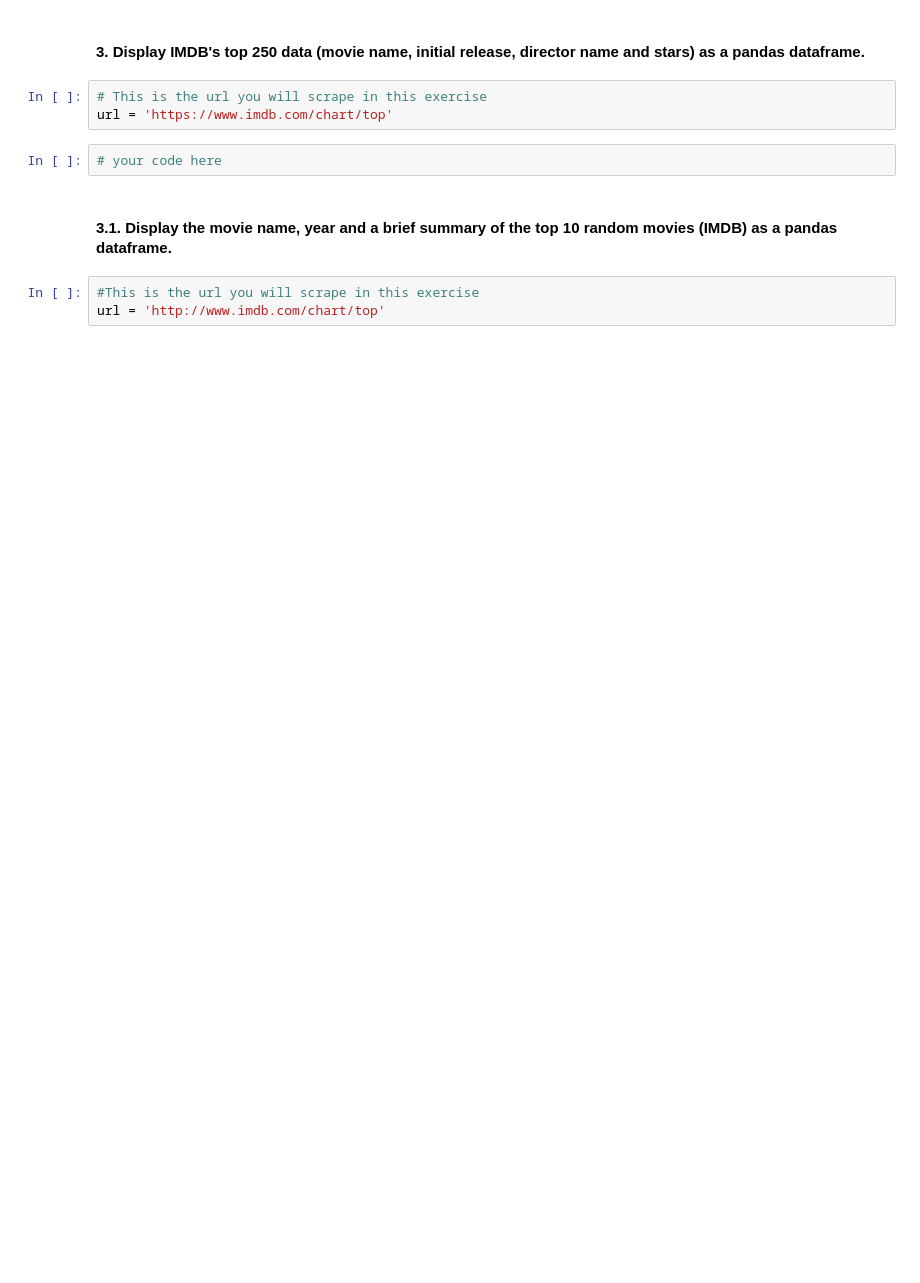
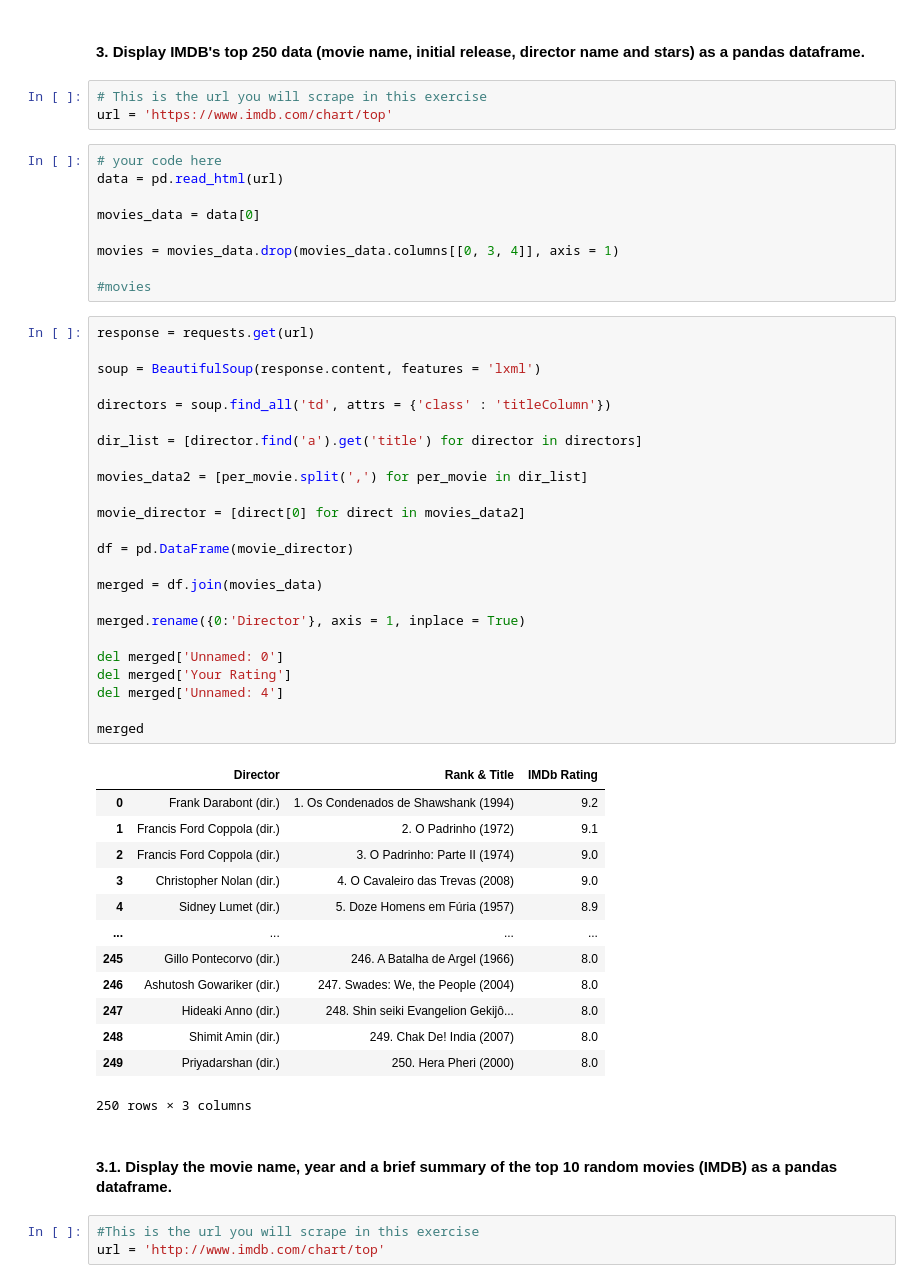
Before and after one commit to ta-data-lis/lab-web-scraping, a Jupyter notebook: your-code/main.ipynb, the cells around one changed output. Saved outputs shown, nothing was run; the diff lists cells and outputs as text; blank space fills up the shorter version.

```diff
--- a/your-code/main.ipynb
+++ b/your-code/main.ipynb
@@ -120,8 +287,53 @@ url = 'https://en.wikipedia.org/wiki/List_of_languages_by_number_of_native_speak
 # %%
 # This is the url you will scrape in this exercise
 url = 'https://www.imdb.com/chart/top'
-# %%
-# your code here
+# %%
+# your code here
+data = pd.read_html(url)
+
+movies_data = data[0]
+
+movies = movies_data.drop(movies_data.columns[[0, 3, 4]], axis = 1)
+
+#movies
+# %%
+response = requests.get(url)
+
+soup = BeautifulSoup(response.content, features = 'lxml')
+
+directors = soup.find_all('td', attrs = {'class' : 'titleColumn'})
+
+dir_list = [director.find('a').get('title') for director in directors]
+
+movies_data2 = [per_movie.split(',') for per_movie in dir_list]
+
+movie_director = [direct[0] for direct in movies_data2]
+
+df = pd.DataFrame(movie_director)
+
+merged = df.join(movies_data)
+
+merged.rename({0:'Director'}, axis = 1, inplace = True)
+
+del merged['Unnamed: 0']
+del merged['Your Rating']
+del merged['Unnamed: 4']
+
+merged
+# %% [output]
+|  | Director | Rank & Title | IMDb Rating |
+| 0 | Frank Darabont (dir.) | 1. Os Condenados de Shawshank (1994) | 9.2 |
+| 1 | Francis Ford Coppola (dir.) | 2. O Padrinho (1972) | 9.1 |
+| 2 | Francis Ford Coppola (dir.) | 3. O Padrinho: Parte II (1974) | 9.0 |
+| 3 | Christopher Nolan (dir.) | 4. O Cavaleiro das Trevas (2008) | 9.0 |
+| 4 | Sidney Lumet (dir.) | 5. Doze Homens em Fúria (1957) | 8.9 |
+| ... | ... | ... | ... |
+| 245 | Gillo Pontecorvo (dir.) | 246. A Batalha de Argel (1966) | 8.0 |
+| 246 | Ashutosh Gowariker (dir.) | 247. Swades: We, the People (2004) | 8.0 |
+| 247 | Hideaki Anno (dir.) | 248. Shin seiki Evangelion Gekijô... | 8.0 |
+| 248 | Shimit Amin (dir.) | 249. Chak De! India (2007) | 8.0 |
+| 249 | Priyadarshan (dir.) | 250. Hera Pheri (2000) | 8.0 |
+250 rows × 3 columns
 # %% [markdown]
 #### 3.1. Display the movie name, year and a brief summary of the top 10 random movies (IMDB) as a pandas dataframe.
 # %%
```
Also changed, not shown: parts of 14 cells of this notebook.
